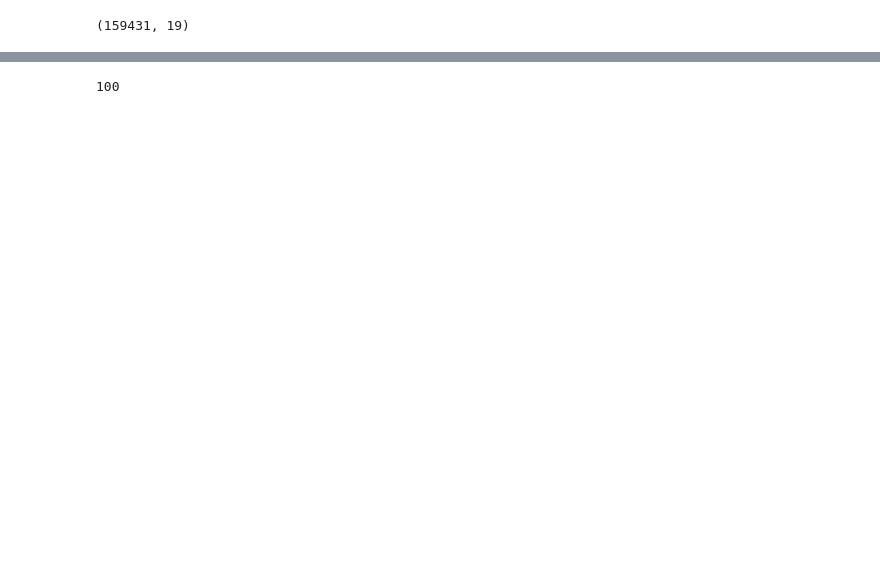
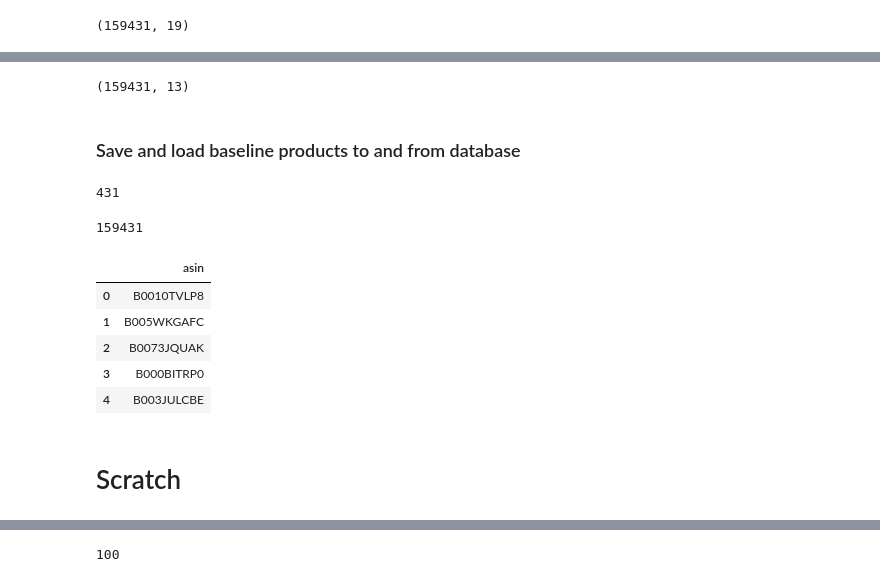
Before and after one commit to avelllabs/Gabby, a Jupyter notebook: notebooks/11_gb_amazon_reviews_5core_exploration.ipynb, the cells around one changed output, grey strips where cells are left out. Cells and saved outputs as stored; diff of their text form; code cells hidden in the pictures; blank space fills up the shorter version.

```diff
--- a/notebooks/11_gb_amazon_reviews_5core_exploration.ipynb
+++ b/notebooks/11_gb_amazon_reviews_5core_exploration.ipynb
@@ -90,0 +107,19 @@ products_df.sample(10)
+# %%
+baseline_products.shape
+# %% [output]
+(159431, 13)
+# %% [markdown]
+### Save and load baseline products to and from database
+# %%
+conn_string = 'postgresql+psycopg2://gabbydbuser:gabbyDBpass@localhost:5432/gabbyDB'
+# %%
+db = create_engine(conn_string)
+conn = db.connect()
+# %%
+baseline_products.to_sql('baseline_products', con=conn, if_exists='replace',index=False)
+# %% [output]
+431
+# %%
+baseline_products.to_sql('baseline_products', con=conn, if_exists='replace',index=False, method='multi')
+# %% [output]
+159431
@@ -90,0 +128,13 @@ products_df.sample(10)
+# %%
+baseline_product_asins = pd.read_sql('''select distinct(asin) from baseline_products;''', conn)
+# %%
+baseline_product_asins.head()
+# %% [output]
+|  | asin |
+| 0 | B0010TVLP8 |
+| 1 | B005WKGAFC |
+| 2 | B0073JQUAK |
+| 3 | B000BITRP0 |
+| 4 | B003JULCBE |
+# %% [markdown]
+# Scratch
```
Also changed, not shown: parts of 19 cells of this notebook.
